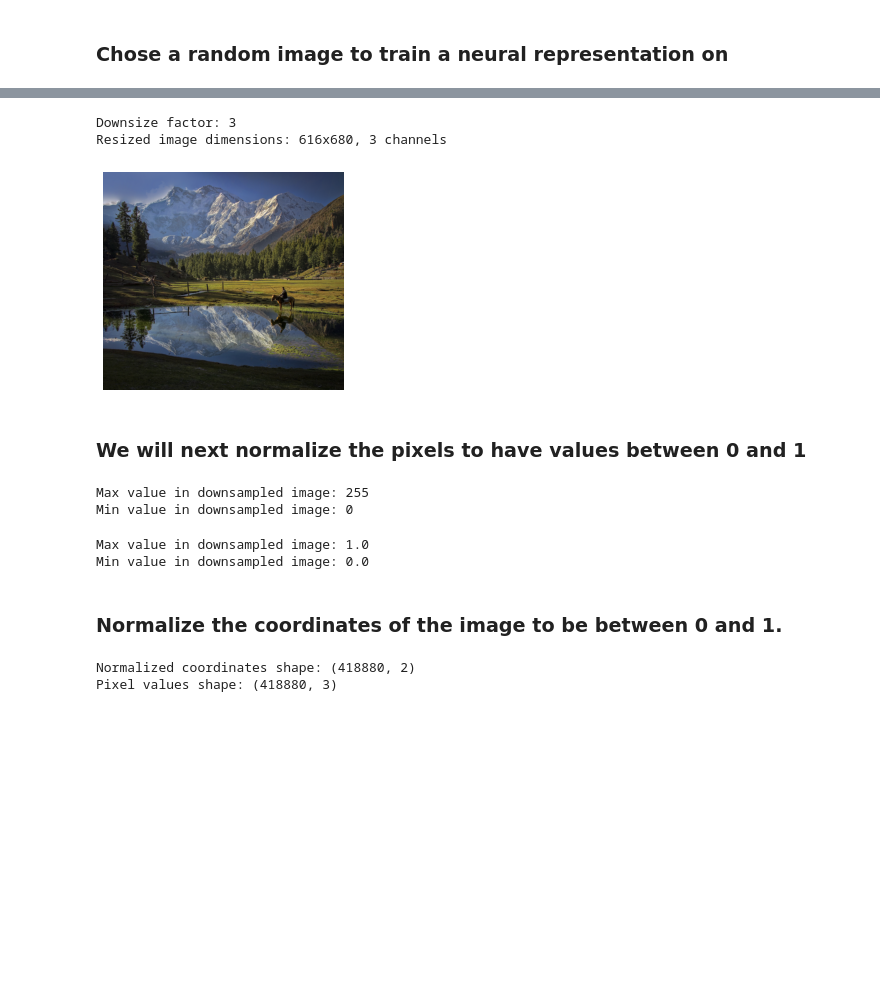
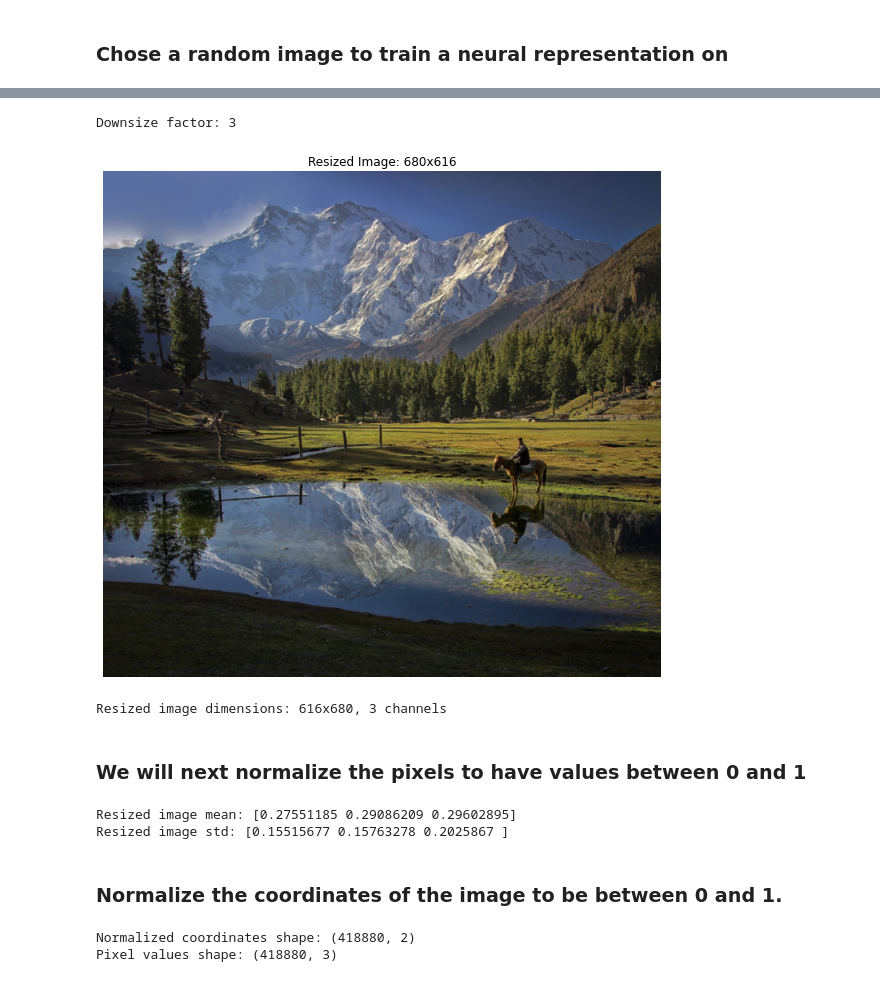
Before and after one commit to MSerraj/ComputationalPhotography, a Jupyter notebook: INR_Single.ipynb, the cells around one changed output, grey strips where cells are left out. Drawn from its saved outputs; the diff is of its cells as text; code cells hidden in the pictures; blank space fills up the shorter version.

```diff
--- a/INR_Single.ipynb
+++ b/INR_Single.ipynb
@@ -16,22 +22,22 @@ image_files = [f for f in os.listdir(data_folder) if f.endswith("png")]
 # %% [markdown]
 ### Chose a random image to train a neural representation on
 # %%
-# Set random seed to 1
-random.seed(1)
+# Choose a random image to train on
+img_file_path = '0002.png'
+img_path = os.path.join(data_folder, img_file_path)
+img_original = Image.open(img_path)
 
-random_img_file = random.choice(image_files)
-img_path = os.path.join(data_folder, random_img_file)
+# Convert image to numpy array
+img_np_original = np.array(img_original)
 
-# load the image
-img_original = Image.open(img_path)
-# convert image to numpy array
-img_np_original = np.array(img_original)
-# display the image
+# Display the original image
+plt.figure(figsize=(10, 10))
 plt.imshow(img_np_original)
 plt.axis("off")
+plt.title(f"Original Image: {img_file_path}")
+plt.show()
 
-# Original resolution of the image
-
-height, width, channels = img_np_original.shape
-print(f"Image dimensions: {height}x{width}, {channels} channels") # r,g,b channels
+# Get image dimensions
+height_target, width_target, channels = img_np_original.shape
+print(f"Image dimensions: {height_target}x{width_target}, {channels} channels")
 # %% [output]
@@ -40,23 +46,25 @@ Image dimensions: 1848x2040, 3 channels
 # %%
 # Now we will downsize the original image to a smaller resolution using a random integer factor
-random.seed(1)
-downsize_factor = random.randint(1, 10)
+downsize_factor = 3
 print(f"Downsize factor: {downsize_factor}")
-img_resized = img_original.resize((width // downsize_factor, height // downsize_factor))
+img_resized = img_original.resize((width_target // downsize_factor, height_target // downsize_factor))
 
 # convert image to numpy array
 img_np_resized = np.array(img_resized)
 
-# display the resized image
+# Display the resized image
+plt.figure(figsize=(10, 10))
 plt.imshow(img_np_resized)
 plt.axis("off")
+plt.title(f"Resized Image: {width_target // downsize_factor}x{height_target // downsize_factor}")
+plt.show()
 
 # Print the resolution of the new image
 height_resized, width_resized, channels = img_np_resized.shape
 print(f"Resized image dimensions: {height_resized}x{width_resized}, {channels} channels")
 # %% [output]
 Downsize factor: 3
-Resized image dimensions: 616x680, 3 channels
-[figure, old version]
+[figure, new version]
+Resized image dimensions: 616x680, 3 channels
 # %% [markdown]
 ### We will next normalize the pixels to have values between 0 and 1
@@ -63,18 +74,9 @@ Resized image dimensions: 616x680, 3 channels
 # %%
-# Print the max and min values of the downsampled image
-print(f"Max value in downsampled image: {np.max(img_np_resized)}")
-print(f"Min value in downsampled image: {np.min(img_np_resized)}")
+# Print the mean of the resized image
+print(f"Resized image mean: {np.mean(img_np_resized_standardized, axis=(0, 1))}")
+print(f"Resized image std: {np.std(img_np_resized_standardized, axis=(0, 1))}")
 # %% [output]
-Max value in downsampled image: 255
-Min value in downsampled image: 0
+Resized image mean: [0.27551185 0.29086209 0.29602895]
+Resized image std: [0.15515677 0.15763278 0.2025867 ]
-# %%
-img_np_resized = img_np_resized / 255.0 # Normalize the rgb values
-
-# Now the max and min values should be between 0 and 1
-print(f"Max value in downsampled image: {np.max(img_np_resized)}")
-print(f"Min value in downsampled image: {np.min(img_np_resized)}")
-# %% [output]
-Max value in downsampled image: 1.0
-Min value in downsampled image: 0.0
 # %% [markdown]
 ### Normalize the coordinates of the image to be between 0 and 1.
@@ -92,10 +83,10 @@ def get_normalized_coordinates(h, w):
 # %%
 normalized_coordinates = get_normalized_coordinates(height_resized, width_resized)
-pixel_values = img_np_resized.reshape(-1, channels)
+pixel_values = img_np_resized_standardized.reshape(-1, channels)
+
+# Check shapes
+print(f"Normalized coordinates shape: {normalized_coordinates.shape}")
+print(f"Pixel values shape: {pixel_values.shape}")
+# %% [output]
+Normalized coordinates shape: (418880, 2)
+Pixel values shape: (418880, 3)
-# %%
-# Check shapes
-print(f"Normalized coordinates shape: {normalized_coordinates.shape}")
-print(f"Pixel values shape: {pixel_values.shape}")
-# %% [output]
-Normalized coordinates shape: (418880, 2)
-Pixel values shape: (418880, 3)
```
Also changed, not shown: parts of 10 cells of this notebook, 1 other file.
